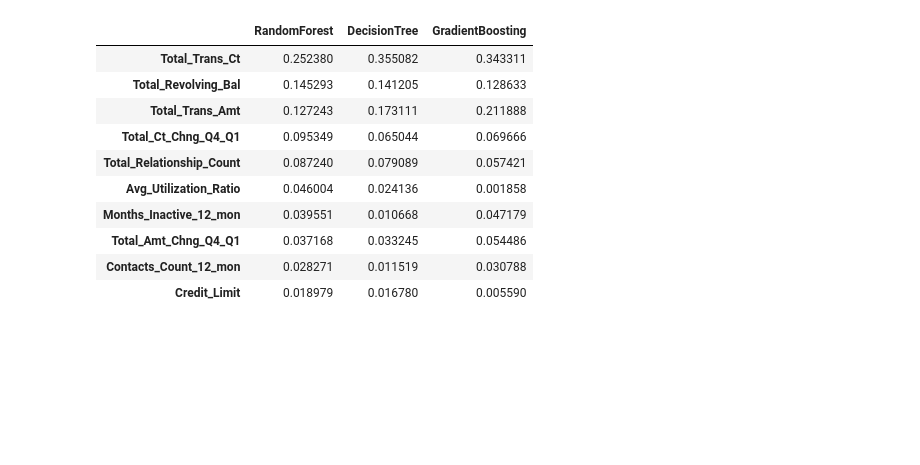
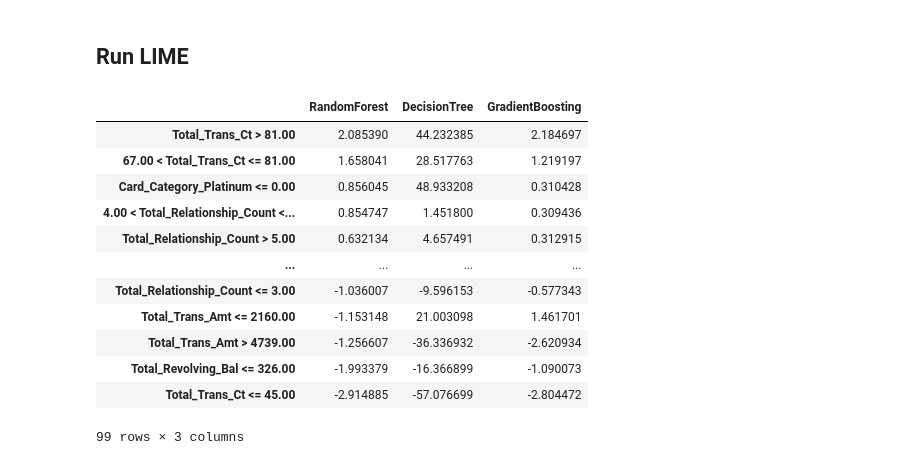
Before and after one commit to gil612/ML_Bank_Churners, a Jupyter notebook: shap_marc.ipynb, the cells around one changed output. Drawn from its saved outputs; the diff is of its cells as text; code cells hidden in the pictures; blank space fills up the shorter version.

Commit message:
Lime vs shap comparison and visualization

```diff
--- a/shap_marc.ipynb
+++ b/shap_marc.ipynb
@@ -38,6 +40,6 @@ X_train, X_test, y_train, y_test = train_test_split(X, y, test_size=0.2)
 # %%
 def train_and_store_model(model, X_train, y_train, X_test):
-    model.fit(X_train, y_train)
+    model.fit(X_train.values, y_train)
     y_pred = model.predict(X_test)
     return {'model': model, 'predictions': y_pred}
 
@@ -90,0 +147,2 @@ for model_name, model_info in models_dict.items():
+# %% [markdown]
+## Run LIME
@@ -91,25 +177,27 @@ for model_name, model_info in models_dict.items():
 # %%
-# create a df with the shap values' means
-shap_mean_df = pd.DataFrame()
+# Create a df with the LIME values' means
+lime_mean_df = pd.DataFrame()
 
-for model_name, shap_values in shap_values_dict.items():
-    shap_mean_df[model_name] = np.abs(shap_values).mean(axis=0)
-    #normalize
-    shap_mean_df[model_name] = shap_mean_df[model_name] / shap_mean_df[model_name].sum()
+for model_name, lime_results in average_lime_results.items():
+    lime_mean_df[model_name] = [weight for feature, weight in lime_results]
+    # Normalize
+    lime_mean_df[model_name] = lime_mean_df[model_name] / lime_mean_df[model_name].sum()
 
-shap_mean_df.index = X_test.columns
-#sort by sum
-shap_mean_df = shap_mean_df.sort_values(by=list(shap_mean_df.columns), ascending=False)
-shap_mean_df.head(10)
+lime_mean_df.index = [feature for feature, weight in lime_results]
+
+lime_mean_df = lime_mean_df.sort_values(by=list(lime_mean_df.columns), ascending=False)
+lime_mean_df
 # %% [output]
 |  | RandomForest | DecisionTree | GradientBoosting |
-| Total_Trans_Ct | 0.252380 | 0.355082 | 0.343311 |
-| Total_Revolving_Bal | 0.145293 | 0.141205 | 0.128633 |
-| Total_Trans_Amt | 0.127243 | 0.173111 | 0.211888 |
-| Total_Ct_Chng_Q4_Q1 | 0.095349 | 0.065044 | 0.069666 |
-| Total_Relationship_Count | 0.087240 | 0.079089 | 0.057421 |
-| Avg_Utilization_Ratio | 0.046004 | 0.024136 | 0.001858 |
-| Months_Inactive_12_mon | 0.039551 | 0.010668 | 0.047179 |
-| Total_Amt_Chng_Q4_Q1 | 0.037168 | 0.033245 | 0.054486 |
-| Contacts_Count_12_mon | 0.028271 | 0.011519 | 0.030788 |
-| Credit_Limit | 0.018979 | 0.016780 | 0.005590 |
+| Total_Trans_Ct > 81.00 | 2.085390 | 44.232385 | 2.184697 |
+| 67.00 < Total_Trans_Ct <= 81.00 | 1.658041 | 28.517763 | 1.219197 |
+| Card_Category_Platinum <= 0.00 | 0.856045 | 48.933208 | 0.310428 |
+| 4.00 < Total_Relationship_Count <... | 0.854747 | 1.451800 | 0.309436 |
+| Total_Relationship_Count > 5.00 | 0.632134 | 4.657491 | 0.312915 |
+| ... | ... | ... | ... |
+| Total_Relationship_Count <= 3.00 | -1.036007 | -9.596153 | -0.577343 |
+| Total_Trans_Amt <= 2160.00 | -1.153148 | 21.003098 | 1.461701 |
+| Total_Trans_Amt > 4739.00 | -1.256607 | -36.336932 | -2.620934 |
+| Total_Revolving_Bal <= 326.00 | -1.993379 | -16.366899 | -1.090073 |
+| Total_Trans_Ct <= 45.00 | -2.914885 | -57.076699 | -2.804472 |
+99 rows × 3 columns
```
Also changed, not shown: parts of 14 cells of this notebook.
